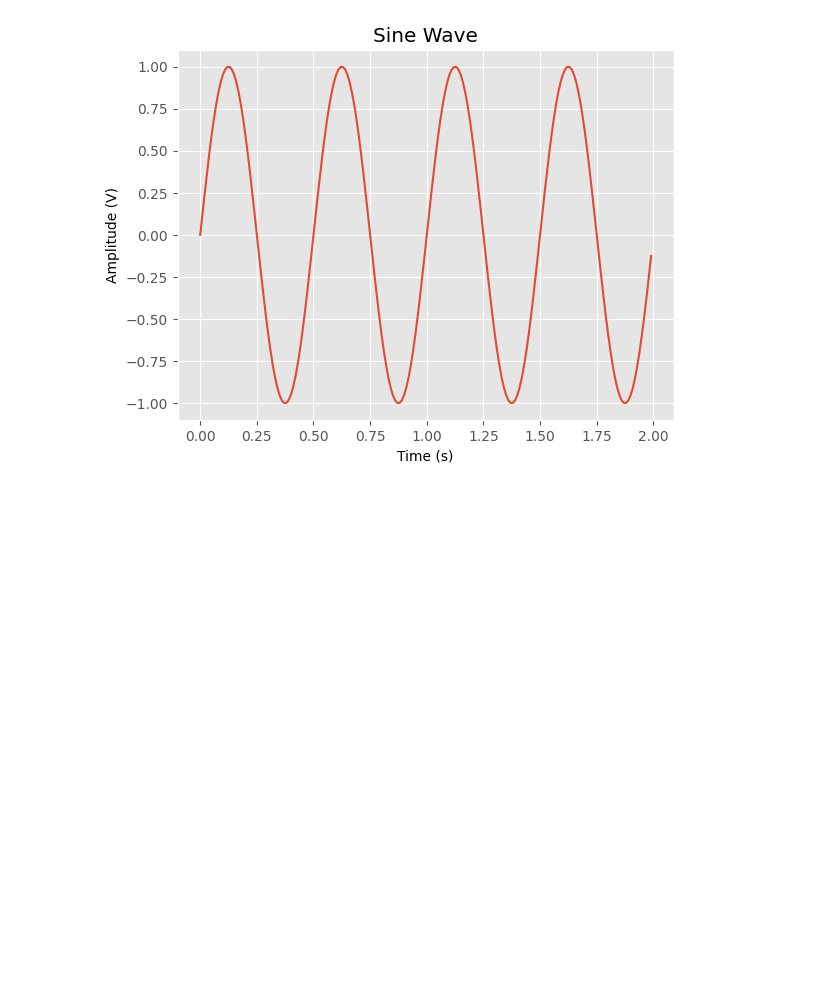
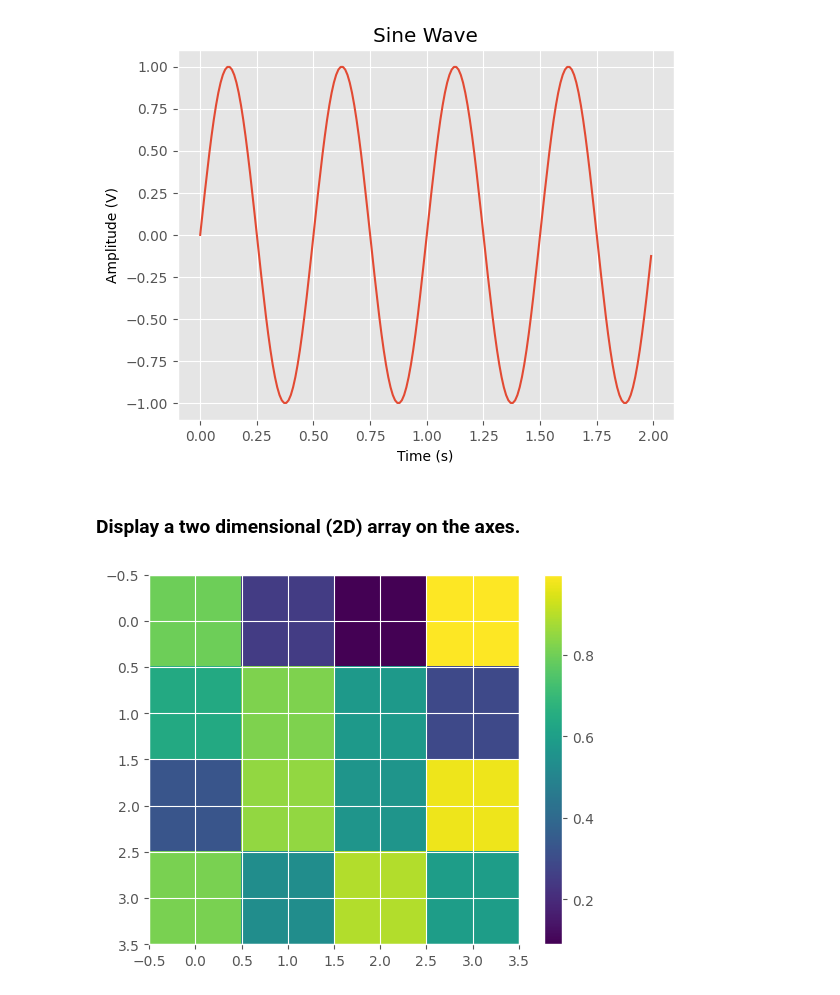
Before and after one commit to dbasdanis/python_practice, a Jupyter notebook: plots/plots.ipynb, the cells around one changed output. Saved outputs shown, nothing was run; the diff lists cells and outputs as text; code cells hidden in the pictures; blank space fills up the shorter version.

Commit message:
feat: 2D array

```diff
--- a/plots/plots.ipynb
+++ b/plots/plots.ipynb
@@ -59,3 +59,15 @@ ax.set_title('Sine Wave')
 ax.grid(True)
 # %% [output]
 [figure]
+# %% [markdown]
+### Display a two dimensional (2D) array on the axes.
+# %%
+import numpy as np
+from matplotlib.pyplot import imshow, show, colorbar
+
+image = np.random.rand(4,4)
+imshow(image)
+colorbar()
+show()
+# %% [output]
+[figure, added]
```
